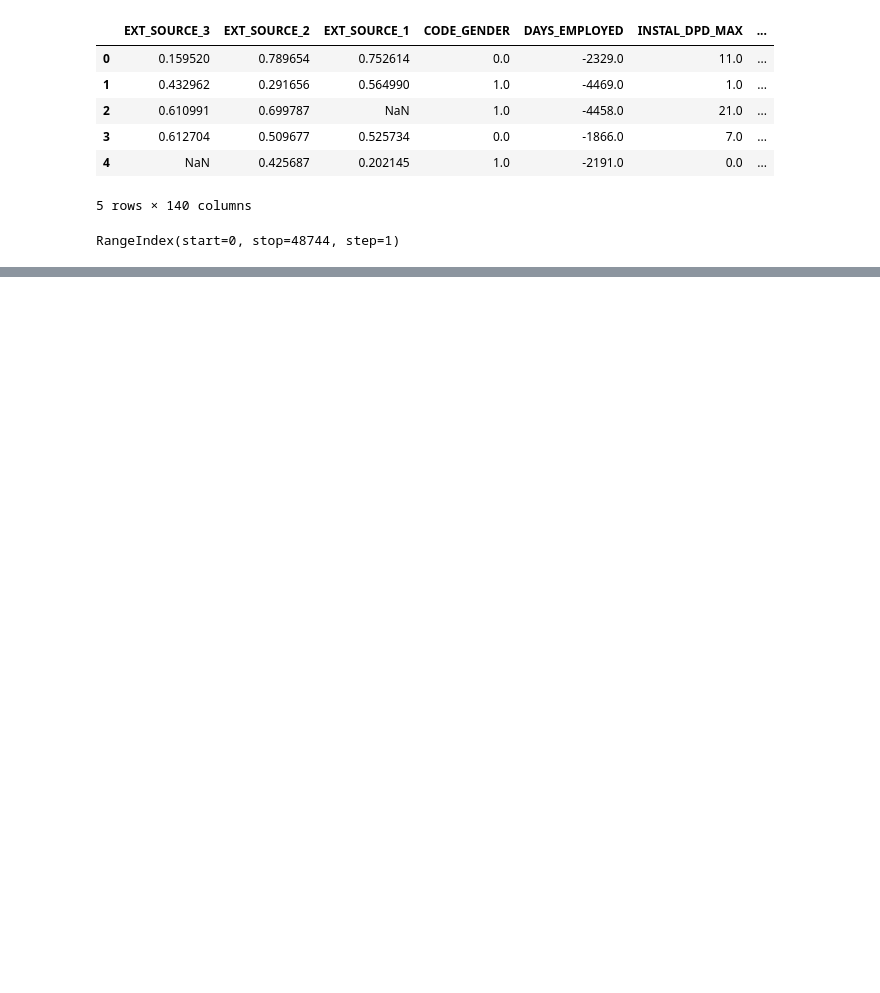
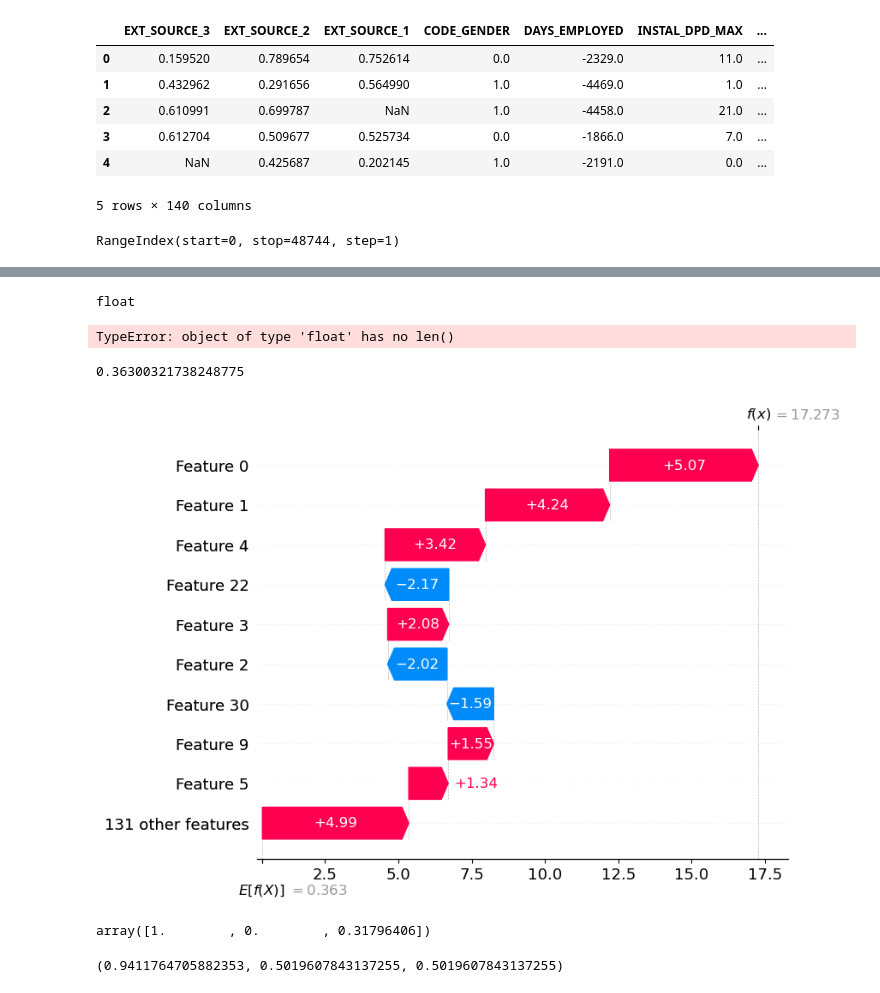
Before and after one commit to jjeerroommee/OC-DataScientist-P8, a Jupyter notebook: Untitled.ipynb, the cells around one changed output, grey strips where cells are left out. Drawn from its saved outputs; the diff is of its cells as text; code cells hidden in the pictures; blank space fills up the shorter version.

Commit message:
ajout shap values dans retour predict

```diff
--- a/Untitled.ipynb
+++ b/Untitled.ipynb
@@ -74,15 +74,15 @@ client
+# %%
+json_input = {'data': client, 'id' : id}
 # %%
-def request_prediction(data):
-    data_json = {'inputs': data}
-
+def request_prediction(json_input):
     response = requests.request(
         method='POST',
         headers={"Content-Type": "application/json"},
 
-        #url='http://localhost:5000/predict', # when using a local flask server
-        url='https://oc-datascientist-p8-api.azurewebsites.net/predict/', # when using an Azure clouded server
+        url='http://localhost:5000/predict', # when using a local flask server
+        #url='https://oc-datascientist-p8-api.azurewebsites.net/predict/', # when using an Azure clouded server
 
-        json=data_json)
+        json=json_input)
 
     if response.status_code != 200 :
         raise Exception(
@@ -90,4 +90,4 @@ def request_prediction(data):
 
     return response.json()
 # %%
-request_prediction(client)
+pred = request_prediction(json_input)
@@ -129,0 +102,12 @@ data
+# %%
+type(pred['shap_base_values'])
+# %% [output]
+float
+# %%
+len(pred['shap_base_values'])
+# %% [output]
+TypeError: object of type 'float' has no len()
+# %%
+pred['shap_base_values']
+# %% [output]
+0.36300321738248775
@@ -129,0 +116,6 @@ data
+# %%
+my_exp = shap.Explanation(values=100*(-1)*np.array(pred['shap_values']), base_values=pred['shap_base_values'])
+# %%
+shap.waterfall_plot(my_exp)
+# %% [output]
+[figure, added]
@@ -129,0 +124,4 @@ data
+# %%
+colors.red_rgb
+# %% [output]
+array([1.        , 0.        , 0.31796406])
@@ -129,0 +130,4 @@ data
+# %%
+mcolors.to_rgb('lightcoral')
+# %% [output]
+(0.9411764705882353, 0.5019607843137255, 0.5019607843137255)
```
Also changed, not shown: parts of 22 cells of this notebook, 4 other files.
